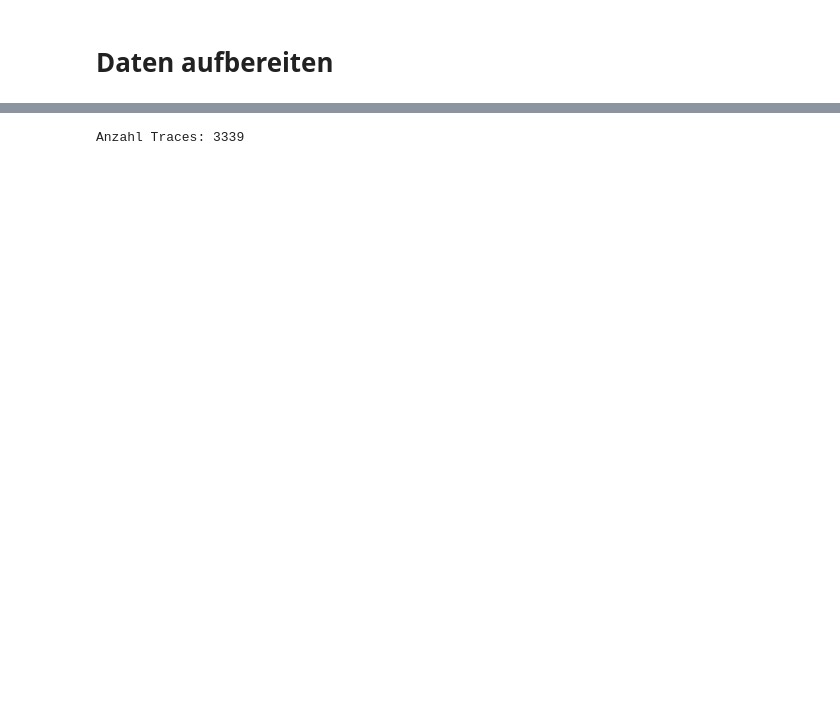
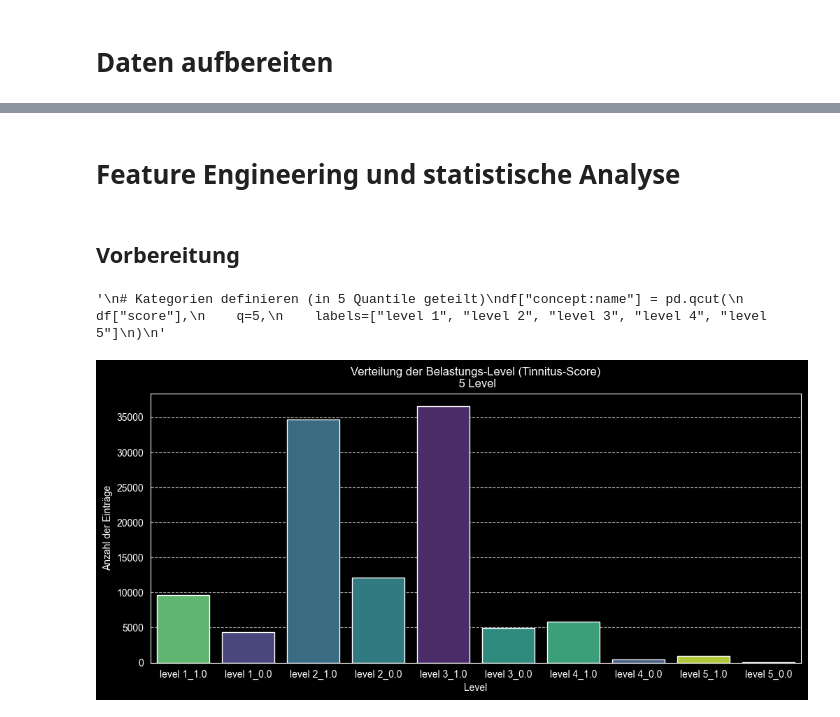
Before and after one commit to berielias-cpu/MasterArbeit, a Jupyter notebook: Masterarbeit/01_EDA_V2.1.ipynb, the cells around one changed output, grey strips where cells are left out. Drawn from its saved outputs; the diff is of its cells as text; code cells hidden in the pictures; blank space fills up the shorter version.

```diff
--- a/Masterarbeit/01_EDA_V2.1.ipynb
+++ b/Masterarbeit/01_EDA_V2.1.ipynb
@@ -413,8 +475,0 @@ df_event.head(20)
-# %%
-import pm4py
-
-log = pm4py.convert_to_event_log(df_event)
-
-print("Anzahl Traces:", len(log))
-# %% [output]
-Anzahl Traces: 3339
@@ -424,0 +476,61 @@ pm4py.write_xes(log, '/Users/elias/Desktop/Uni/4. Semester : Masterarbeit/2026-0
+# %% [markdown]
+# Feature Engineering und statistische Analyse
+# %% [markdown]
+## Vorbereitung
+# %%
+# Score berechnen (ohne q1 und q8. Zudem mit Mittelwert von q2 und q3 und invertierter q4 Werte)
+# Neue Spalte für den Mittelwert erstellen.
+df["mean_q2_q3"] = df[["q2", "q3"]].mean(axis=1)
+
+# q4 Werte invertieren
+df['q4_inv'] = 10 - df['q4']
+
+# Score erstellen
+df["score"] = df[["mean_q2_q3","q4_inv","q5","q6","q7"]].sum(axis=1)
+
+# Kategorien definieren (durch 5 geteilt)
+def categorize(score):
+    if score <= 10:
+        return "level 1"
+    elif score <= 20:
+        return "level 2"
+    elif score <= 30:
+        return "level 3"
+    elif score <= 40:
+        return "level 4"
+    else:
+        return "level 5"
+
+df["score2"] = df["score"].apply(categorize)
+
+df["state_with_tinnitus"] = (df["score2"] + "_" + df["q1"].astype(str))
+
+df["concept:name"] = df["state_with_tinnitus"]
+
+
+'''
+# Kategorien definieren (in 5 Quantile geteilt)
+df["concept:name"] = pd.qcut(
+    df["score"],
+    q=5,
+    labels=["level 1", "level 2", "level 3", "level 4", "level 5"]
+)
+'''
+# %% [output]
+'\n# Kategorien definieren (in 5 Quantile geteilt)\ndf["concept:name"] = pd.qcut(\n    df["score"],\n    q=5,\n    labels=["level 1", "level 2", "level 3", "level 4", "level 5"]\n)\n'
+# %%
+# Verteilung der Level visualisieren
+plt.figure(figsize=(12, 5))
+
+# Reihenfolge der Balken bestimmen
+level_order = ["level 1_1.0", "level 1_0.0", "level 2_1.0","level 2_0.0","level 3_1.0","level 3_0.0","level 4_1.0","level 4_0.0","level 5_1.0","level 5_0.0"]
+
+sns.countplot(data=df, x="concept:name", order=level_order, palette="viridis", hue="concept:name", legend=False)
+
+plt.title("Verteilung der Belastungs-Level (Tinnitus-Score)\n 5 Level")
+plt.xlabel("Level")
+plt.ylabel("Anzahl der Einträge")
+plt.grid(axis='y', linestyle='--', alpha=0.7)
+plt.show()
+# %% [output]
+[figure, added]
```
Also changed, not shown: parts of 122 cells of this notebook, 2 other files.
